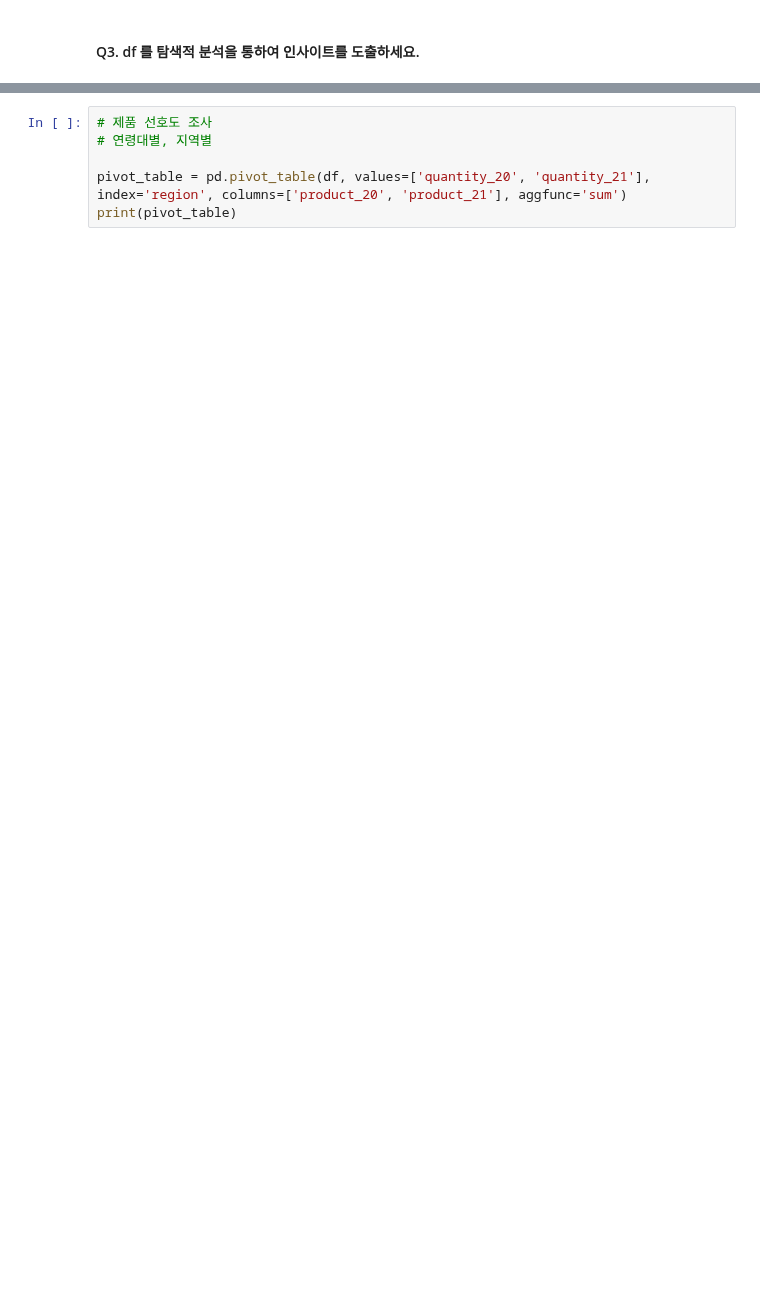
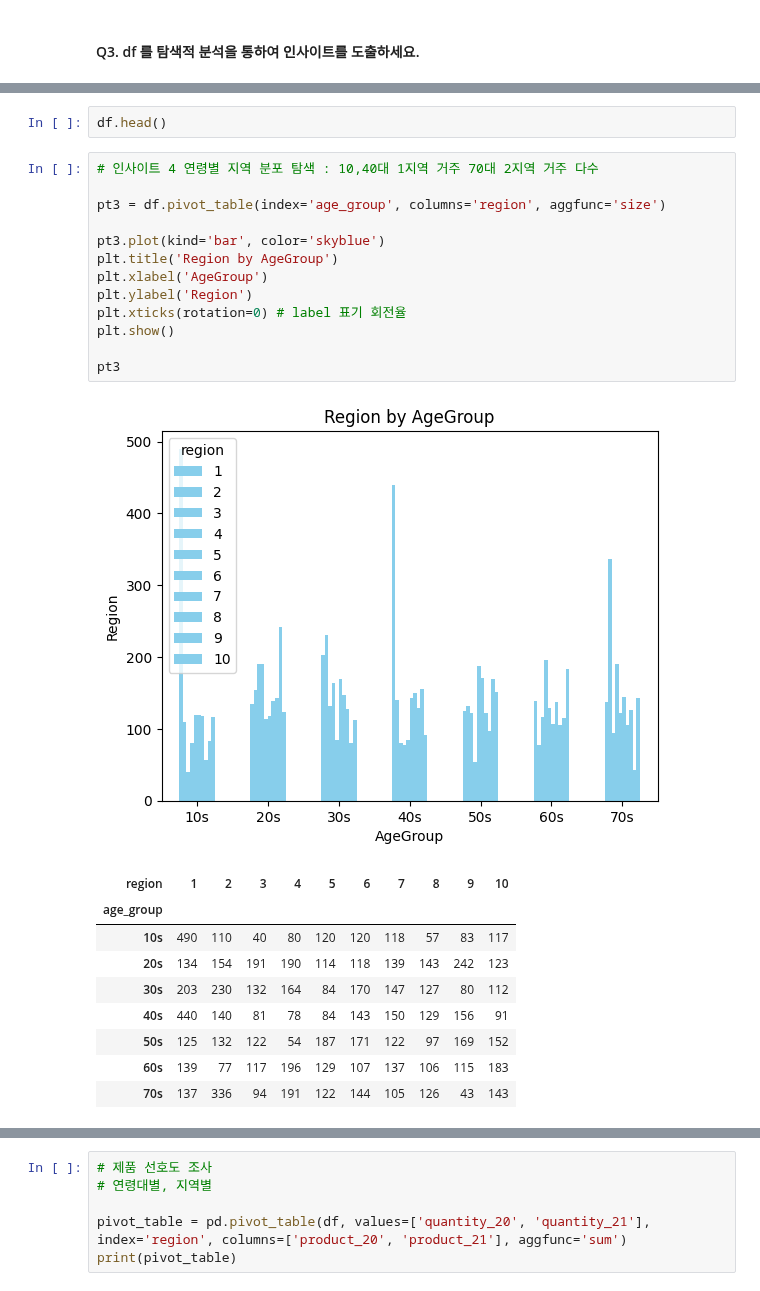
Before and after one commit to Kimhang-KDT/kita_2404, a Jupyter notebook: m3_분석 라이브러리/numpy_실습/m3_실습_고객_구매데이터.ipynb, the cells around one changed output, grey strips where cells are left out. Cells and saved outputs as stored; diff of their text form; blank space fills up the shorter version.

```diff
--- a/m3_분석 라이브러리/numpy_실습/m3_실습_고객_구매데이터.ipynb
+++ b/m3_분석 라이브러리/numpy_실습/m3_실습_고객_구매데이터.ipynb
@@ -188,3 +243,29 @@ plt.show()
+# %%
+df.head()
+# %%
+# 인사이트 4 연령별 지역 분포 탐색 : 10,40대 1지역 거주 70대 2지역 거주 다수
+
+pt3 = df.pivot_table(index='age_group', columns='region', aggfunc='size')
+
+pt3.plot(kind='bar', color='skyblue')
+plt.title('Region by AgeGroup')
+plt.xlabel('AgeGroup')
+plt.ylabel('Region')
+plt.xticks(rotation=0) # label 표기 회전율
+plt.show()
+
+pt3
+# %% [output]
+[figure, added]
+| region | 1 | 2 | 3 | 4 | 5 | 6 | 7 | 8 | 9 | 10 |
+| age_group |  |  |  |  |  |  |  |  |  |  |
+| 10s | 490 | 110 | 40 | 80 | 120 | 120 | 118 | 57 | 83 | 117 |
+| 20s | 134 | 154 | 191 | 190 | 114 | 118 | 139 | 143 | 242 | 123 |
+| 30s | 203 | 230 | 132 | 164 | 84 | 170 | 147 | 127 | 80 | 112 |
+| 40s | 440 | 140 | 81 | 78 | 84 | 143 | 150 | 129 | 156 | 91 |
+| 50s | 125 | 132 | 122 | 54 | 187 | 171 | 122 | 97 | 169 | 152 |
+| 60s | 139 | 77 | 117 | 196 | 129 | 107 | 137 | 106 | 115 | 183 |
+| 70s | 137 | 336 | 94 | 191 | 122 | 144 | 105 | 126 | 43 | 143 |
 # %%
 # 인사이트 5 탐색
 
```
Also changed, not shown: parts of 9 cells of this notebook.
